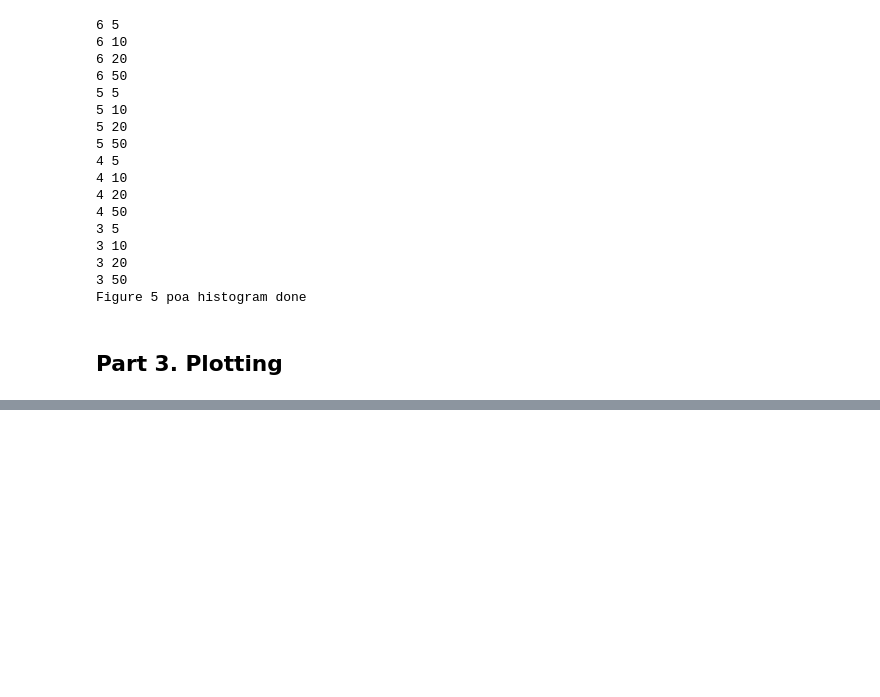
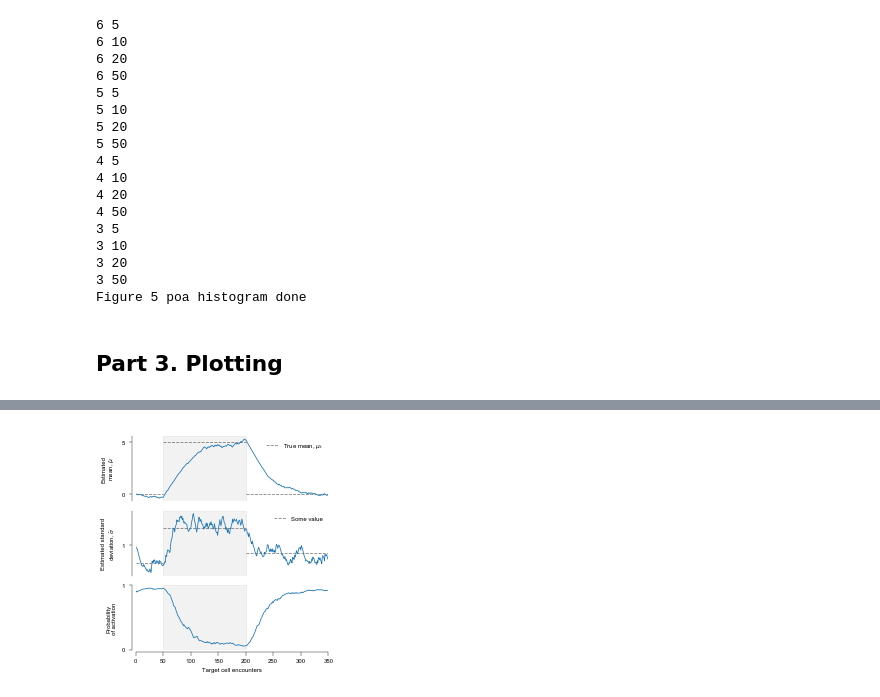
Before and after one commit to ywqin/paper-innate-immune-adaptation, a Jupyter notebook: figures.ipynb, the cells around one changed output, grey strips where cells are left out. Drawn from its saved outputs; the diff is of its cells as text; code cells hidden in the pictures; blank space fills up the shorter version.

```diff
--- a/figures.ipynb
+++ b/figures.ipynb
@@ -1145,0 +1329,94 @@ step4
+# %%
+# Fig 2. 2/2
+
+alpha = 10
+kappa = 20
+# constants in equtions for variance updating
+varc1 = (alpha-1)/(alpha-0.5)
+varc2 = 0.5*kappa/(kappa+1)/(alpha-0.5)
+m_env1 = 0
+var_env1 = 1
+m_env2 = 5  # mean of second environmental signal and target
+var_env2 = 4
+num1env = 50
+num2env = 150
+num3env = 150
+total_num = num1env+num2env+num3env
+
+# load data
+data = pd.read_csv('%sSI4_MultiEnvs_mean_std_beta_poa.csv.gz' %
+                   (DATA_FOLDER), compression='gzip')
+
+# plotting ------------------------------------------------------
+fig = plt.figure(figsize=(SINGLE_COLUMN, SINGLE_COLUMN*1.0))
+plt.rc('font', size=LABEL_SIZE, family=FAMILY)
+ax1 = fig.add_axes([0.165, 0.73, 0.8, 0.27])
+ax2 = fig.add_axes([0.165, 0.42, 0.8, 0.27])
+ax3 = fig.add_axes([0.165, 0.11, 0.8, 0.27])
+ax1.tick_params(top=False, labelbottom=False)
+ax2.tick_params(top=False, labelbottom=False)
+ax1.spines['right'].set_visible(False)
+ax1.spines['top'].set_visible(False)
+ax2.spines['right'].set_visible(False)
+ax2.spines['top'].set_visible(False)
+ax3.spines['right'].set_visible(False)
+ax3.spines['top'].set_visible(False)
+
+ax1.spines['bottom'].set_visible(False)
+ax1.axes.get_xaxis().set_visible(False)
+ax2.spines['bottom'].set_visible(False)
+ax2.axes.get_xaxis().set_visible(False)
+ax1.spines['left'].set_position(('axes', -0.02))
+ax2.spines['left'].set_position(('axes', -0.02))
+ax3.spines['left'].set_position(('axes', -0.02))
+ax1.spines['bottom'].set_position(('axes', -0.02))
+ax2.spines['bottom'].set_position(('axes', -0.02))
+ax3.spines['bottom'].set_position(('axes', -0.02))
+ax1.set_xlim(0, total_num)
+ax2.set_xlim(0, total_num)
+ax3.set_xlim(0, total_num)
+ax1.set_yticks([0, 5])
+ax1.set_yticklabels([0, 5])
+ax2.set_yticks([1, 2])
+ax2.set_yticklabels([1, 2])
+ax3.set_yticks([0, 1])
+ax1.axvspan(num1env, num1env+num2env, alpha=0.1, color='grey')
+ax2.axvspan(num1env, num1env+num2env, alpha=0.1, color='grey')
+ax3.axvspan(num1env, num1env+num2env, alpha=0.1, color='grey')
+
+ax1.hlines(y=m_env1, xmin=0, xmax=num1env, label=TRUE_MEAN_LABEL, **DASH_STYLE)
+ax1.hlines(y=m_env2, xmin=num1env, xmax=num1env+num2env, **DASH_STYLE)
+ax1.hlines(y=m_env1, xmin=num1env+num2env,
+           xmax=num1env+num2env+num3env, **DASH_STYLE)
+y1=np.mean(np.array(data['std'][0:num1env]))
+y2=np.mean(np.array(data['std'][num1env:num1env+num2env]))
+y3=np.mean(np.array(data['std'][num1env+num2env:num1env+num2env+num3env]))
+ax2.hlines(y=y1, xmin=0, xmax=num1env,
+           label='Some value', **DASH_STYLE)
+ax2.hlines(y=y2, xmin=num1env,
+           xmax=num1env+num2env, **DASH_STYLE)
+ax2.hlines(y=y3, xmin=num1env+num2env,
+           xmax=num1env+num2env+num3env, **DASH_STYLE)
+
+#ax3.hlines(0.99, 0, num1env, **DASH_STYLE)
+#ax3.hlines(0, num1env, num1env+num2env, **DASH_STYLE)
+#ax3.hlines(0.99, num1env+num2env,num1env+num2env+num3env, **DASH_STYLE)
+
+ax3.set_ylim(-0.01, 1)
+#ax3.set_yticks(np.arange(0, 1.1, step=1))
+
+# plot
+ax1.legend(loc='upper right', frameon=False)
+ax2.legend(loc='upper right', frameon=False)
+ax1.plot(data['mean'])
+ax1.set_ylabel(ESTD_MEAN_LABEL)
+ax2.plot(data['std'])
+ax2.set_ylabel(ESTD_STD_LABEL)
+ax3.plot(data['poa'])
+ax3.set_xlabel(ENCOUNTER_LABEL)
+ax3.set_ylabel('Probability\nof activation')
+plt.savefig('figSI4-adaptation-dynamic.pdf', format='pdf', dpi=300)
+plt.show()
+plt.close()
+# %% [output]
+[figure, added]
```
Also changed, not shown: parts of 14 cells of this notebook.
